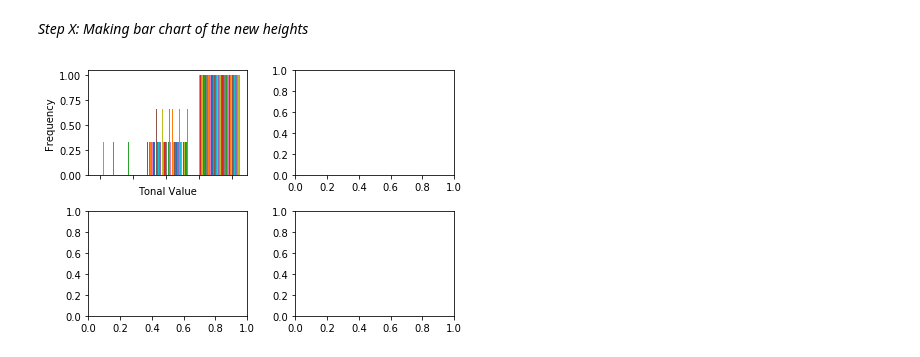
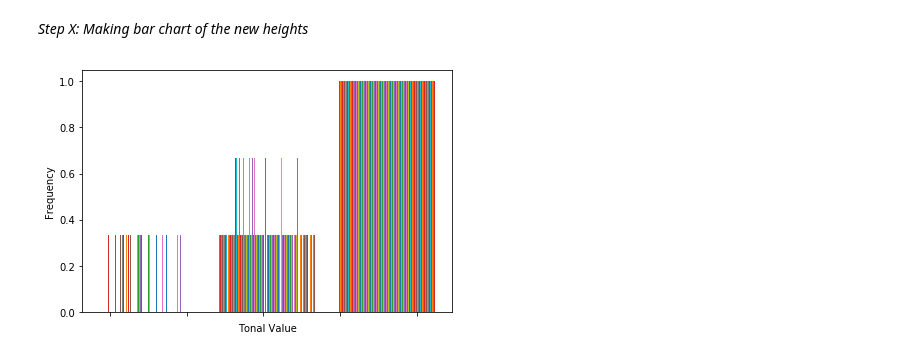
Before and after one commit to hhelmbre/Rockstar-Lifestyle, a Jupyter notebook: examples/Functionalized-Multires-histograms.ipynb, the cells around one changed output. Drawn from its saved outputs; the diff is of its cells as text; code cells hidden in the pictures.

```diff
--- a/examples/Functionalized-Multires-histograms.ipynb
+++ b/examples/Functionalized-Multires-histograms.ipynb
@@ -25,3 +22,9 @@ gauss_blur_list = [0,1,3,5]
+# %%
+#List of the number of bins you want for the histograms
+bin_list = [3]
+
+#List for the gaussian blur sigma variable
+gauss_blur_list = [0,1]
 # %% [markdown]
 *Step 2: saving the image*
 # %%
@@ -86,3 +59,6 @@ cumulative_Histograms[2]
+# %%
+plt1=cumulative_Histograms[0]
+plt2=cumulative_Histograms[1]
 # %% [markdown]
 *Step 7: Computing difference histograms for each number of bins*
 # %% [markdown]
@@ -101,16 +72,13 @@ heights = mult.diff_hist(plt1, plt2)
 *Step X: Making bar chart of the new heights*
 # %%
 fig = plt.figure()
-ax1 = fig.add_subplot(221)
-ax2 = fig.add_subplot(222)
-ax3 = fig.add_subplot(223)
-ax4 = fig.add_subplot(224)
+ax1 = fig.add_subplot(111)
 
 ax1.hist(heights, bins=3, density = True, cumulative = True)
 ax1.set_xlabel('Tonal Value')
 ax1.set_ylabel('Frequency')
 ax1.set_xticklabels([])
 
 fig.tight_layout()
 # %% [output]
-[figure, old version]
+[figure, new version]
```
Also changed, not shown: parts of 6 cells of this notebook.
